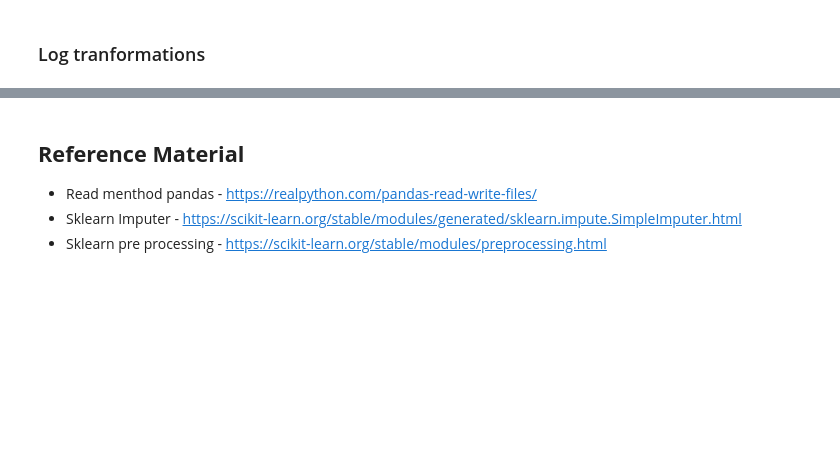
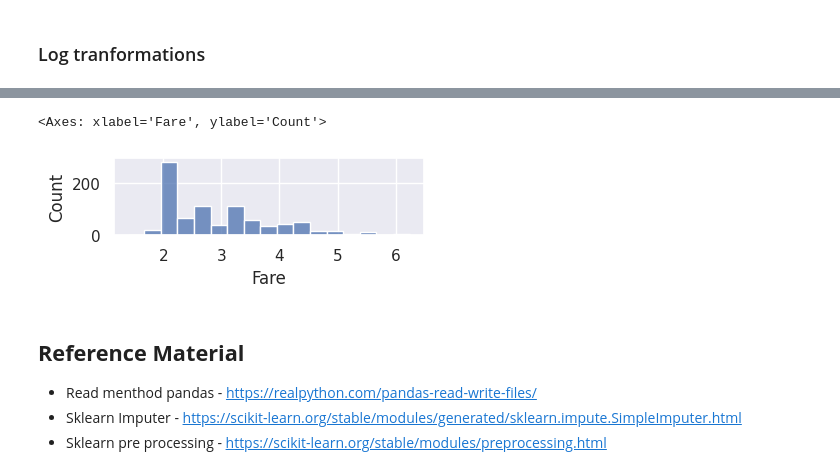
Before and after one commit to hargurjeet/Adhoc-Activities, a Jupyter notebook: Data_Preprocessing_Using_Python.ipynb, the cells around one changed output, grey strips where cells are left out. Saved outputs shown, nothing was run; the diff lists cells and outputs as text; code cells hidden in the pictures; blank space fills up the shorter version.

```diff
--- a/Data_Preprocessing_Using_Python.ipynb
+++ b/Data_Preprocessing_Using_Python.ipynb
@@ -305,3 +300,8 @@ Name: Fare, dtype: float64
+# %%
+sns.histplot( x=titanic_df_log)
+# %% [output]
+<Axes: xlabel='Fare', ylabel='Count'>
+[figure, added]
 # %% [markdown]
 ## **Reference Material**
 
```
Also changed, not shown: parts of 1 cell of this notebook.
